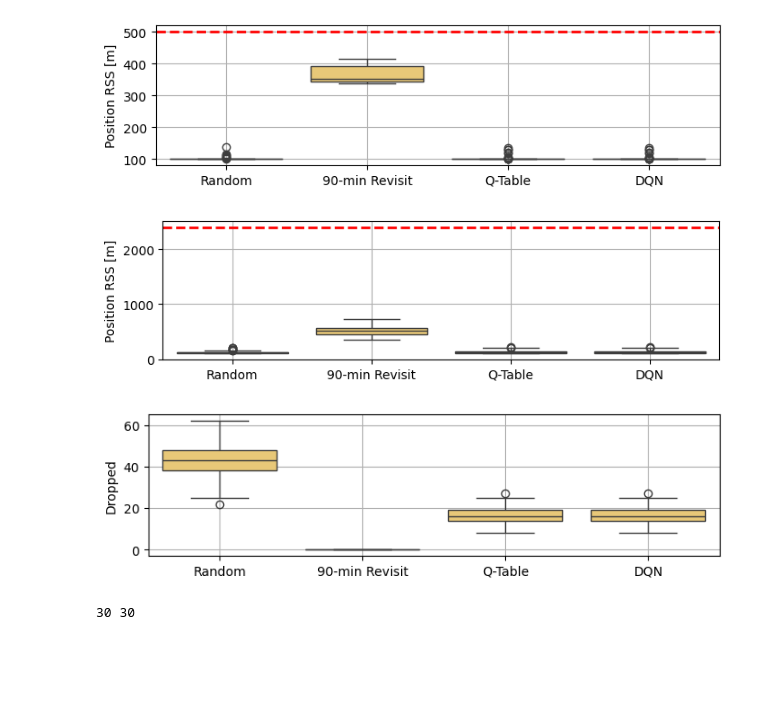
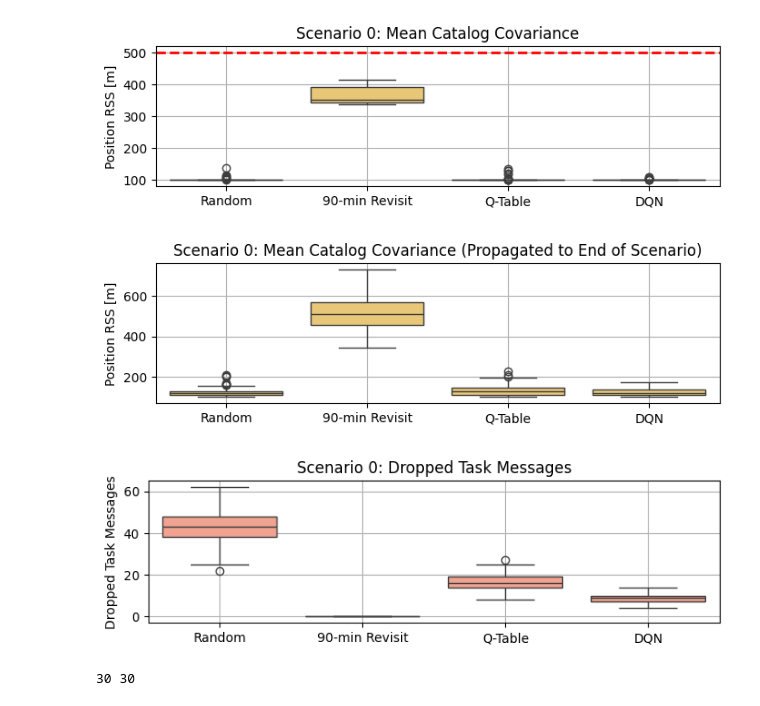
Before and after one commit to tedinspace/ssn-optimization, a Jupyter notebook: scripts/scenario0/scenario0_results.ipynb, the cells around one changed output. Cells and saved outputs as stored; diff of their text form; code cells hidden in the pictures; blank space fills up the shorter version.

```diff
--- a/scripts/scenario0/scenario0_results.ipynb
+++ b/scripts/scenario0/scenario0_results.ipynb
@@ -17,29 +17,32 @@ with open("./S0-smart-random-eval.pkl", "rb") as f:
 
 with open("./S0-q-table-eval.pkl", "rb") as f:
     sim_tracker_qt = pickle.load(f)
-with open("./S0-q-table-eval.pkl", "rb") as f:
+with open("./S0-DQN-eval.pkl", "rb") as f:
     sim_tracker_dqn = pickle.load(f)
 
 
 SIMS = [sim_tracker_random, sim_tracker_revisit, sim_tracker_qt, sim_tracker_dqn]
 labels = ['Random', '90-min Revisit', 'Q-Table', 'DQN']
 # %%
+
 
 data = []
 
 for sim in SIMS:
     data.append(sim.uncertainty_static)
 
 plt.figure(figsize=(8, 2))
 sns.boxplot(data=data ,color="#FBD065")
 plt.axhline(y=np.mean(sim_tracker_DN.uncertainty_static), color='red', linestyle='--', linewidth=2)
 plt.xticks(list(range(len(labels))), labels)
+plt.title('Scenario 0: Mean Catalog Covariance')
 plt.ylabel('Position RSS [m]')
 plt.grid()
 plt.show()
 # %% [output]
-[figure, old version]
+[figure, new version]
 # %%
+
 
 data = []
 
@@ -48,13 +51,14 @@ for sim in SIMS:
 
 plt.figure(figsize=(8, 2))
 sns.boxplot(data=data ,color="#FBD065")
-plt.axhline(y=np.mean(sim_tracker_DN.uncertainty_prop), color='red', linestyle='--', linewidth=2)
+#plt.axhline(y=np.mean(sim_tracker_DN.uncertainty_prop), color='red', linestyle='--', linewidth=2)
 plt.xticks(list(range(len(labels))), labels)
 plt.ylabel('Position RSS [m]')
+plt.title('Scenario 0: Mean Catalog Covariance (Propagated to End of Scenario)')
 plt.grid()
 plt.show()
 # %% [output]
-[figure, old version]
+[figure, new version]
 # %%
 
 data = []
@@ -62,14 +66,16 @@ for sim in SIMS:
     data.append(sim.dropped_scheduling)
 
 plt.figure(figsize=(8, 2))
-sns.boxplot(data=data ,color="#FBD065")
+sns.boxplot(data=data ,color="#FF9980")
 #plt.axhline(y=np.mean(sim_tracker_DN.dropped_scheduling), color='red', linestyle='--', linewidth=2)
 plt.xticks(list(range(len(labels))), labels)
-plt.ylabel('Dropped')
+plt.ylabel('Dropped Task Messages')
+plt.title('Scenario 0: Dropped Task Messages')
+
 plt.grid()
 plt.show()
 # %% [output]
-[figure, old version]
+[figure, new version]
 # %%
 
 # investigate
```
Also changed, not shown: 8 other files.
